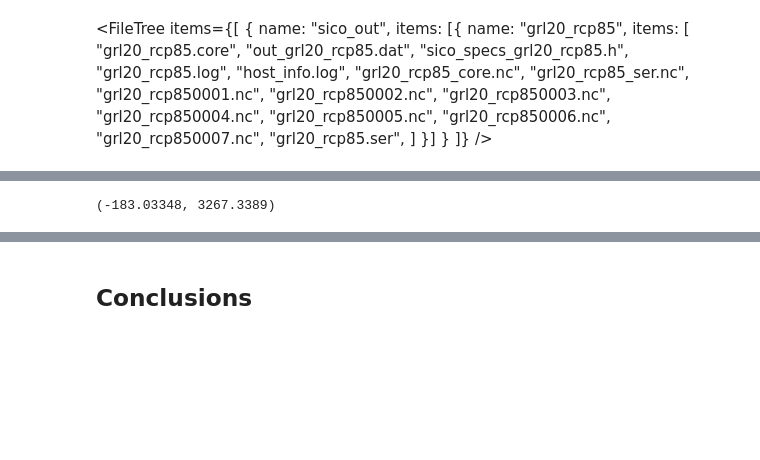
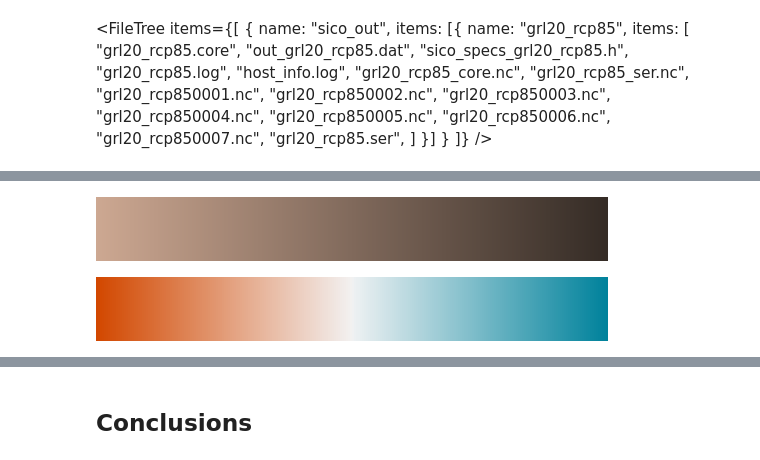
Before and after one commit to Pocket-titan/jelmar, a Jupyter notebook: content/notebooks/simulating_ice.ipynb, the cells around one changed output, grey strips where cells are left out. Saved outputs shown, nothing was run; the diff lists cells and outputs as text; code cells hidden in the pictures; blank space fills up the shorter version.

```diff
--- a/content/notebooks/simulating_ice.ipynb
+++ b/content/notebooks/simulating_ice.ipynb
@@ -326,11 +343,13 @@ for ax in axes:
 # %% [markdown]
 <Collapsed>
 # %%
-filenames = [f"{root}/{sim_name}{i:04}.nc" for i in range(2, 7 + 1)]
-keys = ["as_perp", "H", "lat", "lon", "mask", "zs"]
+filenames = [f"{root}/{sim_name}{i:04}.nc" for i in range(1, 7 + 1)]
+keys = ["as_perp", "H", "lat", "lon", "mask", "zs", "cell_area", "temp_b", "vh_s", "ratio_sl"]
 
 data = {}
+
 for filename in filenames:
     with Dataset(filename) as grp:
-        year = start_year + grp.variables["time"][:]
+        year = int(start_year + grp.variables["time"][:])
+        print(f"{year = }")
         data[year] = {k: grp.variables[k][:] for k in keys}
@@ -337,13 +364,29 @@ for filename in filenames:
 # %%
+from matplotlib.colors import hex2color, LinearSegmentedColormap, BoundaryNorm
+
+plot_years = [2006, 2106, 2206, 2301]
+plot_data = {k: data[k] for k in plot_years}
+
 rho_ice = 916.7  # [kg/m^3]
-SMBs = [(x["H"] > 0) * x["as_perp"] * rho_ice for x in data.values()]
+SMBs = [np.ma.masked_where(~(x["H"] > 0), x["as_perp"]) * rho_ice for x in plot_data.values()]
 
-zs = [np.ma.masked_where(~((x["mask"] == 0) | (x["mask"] == 1)), x["zs"]) for x in data.values()]
+zs = [np.ma.masked_where(~((x["mask"] == 0) | (x["mask"] == 1)), x["zs"]) for x in plot_data.values()]
 zs = [(x.min(), x.max()) for x in zs]
 
 SMB_min, SMB_max = [np.min(SMBs), np.max(SMBs)]
+SMB_absmax = np.abs([SMB_min, SMB_max]).max()
 z_min, z_max = [np.min(zs), np.max(zs)]
 
-z_min, z_max
+land_cmap = LinearSegmentedColormap.from_list("", [hex2color("#cda892"), hex2color("#352c26")])
+land_norm = plt.Normalize(vmin=z_min, vmax=z_max)
+
+SMB_cmap = sns.diverging_palette(20, 220, s=100, as_cmap=True)
+levels_pos = np.linspace(0.1, SMB_absmax, num=30)
+levels_neg = np.linspace(-SMB_absmax, -0.1, num=30)
+SMB_norm = BoundaryNorm([*levels_neg[:-1], 0, *levels_pos[1:]], SMB_cmap.N)
+
+display(land_cmap)
+display(SMB_cmap)
 # %% [output]
-(-183.03348, 3267.3389)
+[figure, added]
+[figure, added]
```
Also changed, not shown: parts of 39 cells of this notebook, 22 other files.
